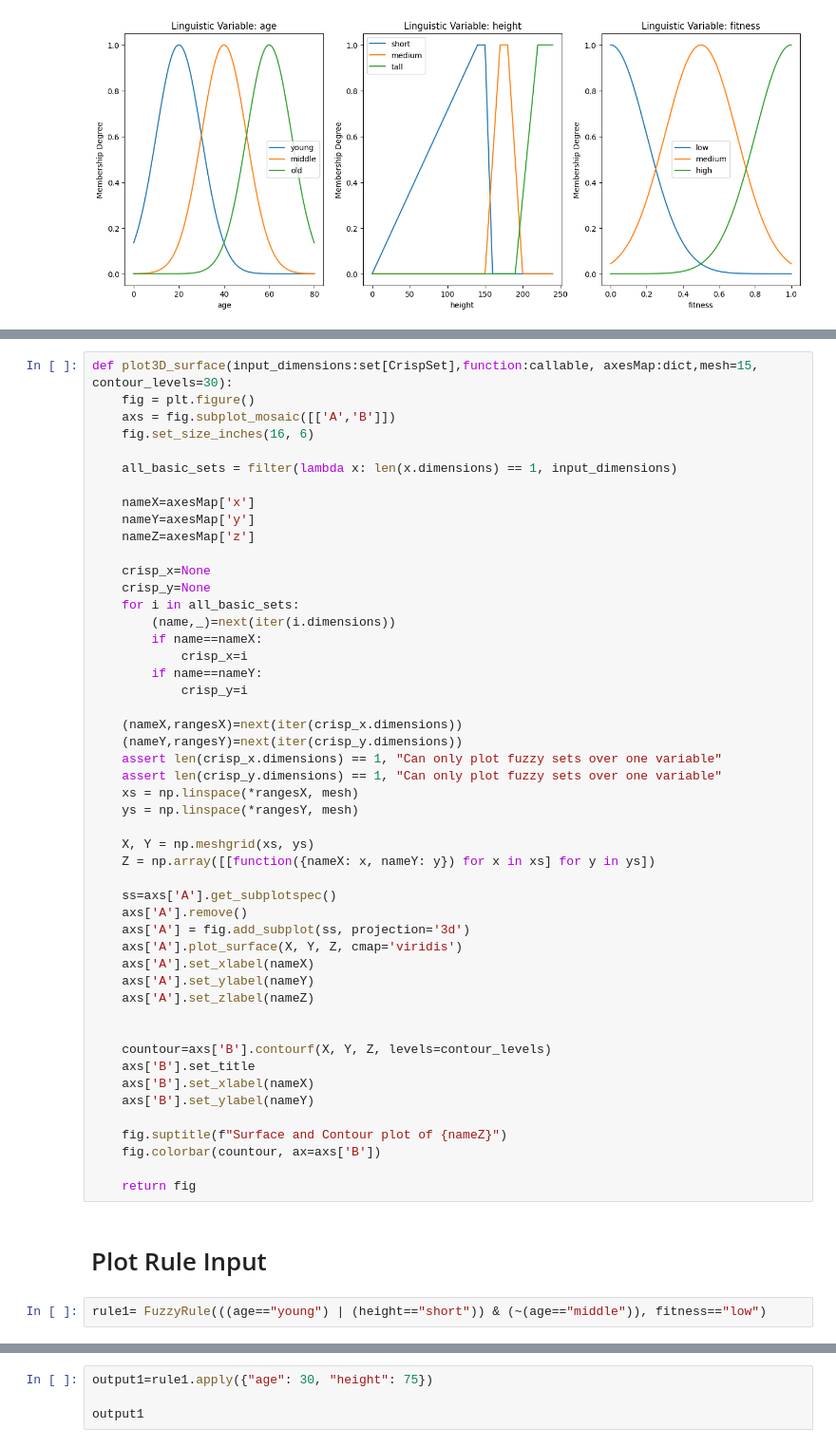
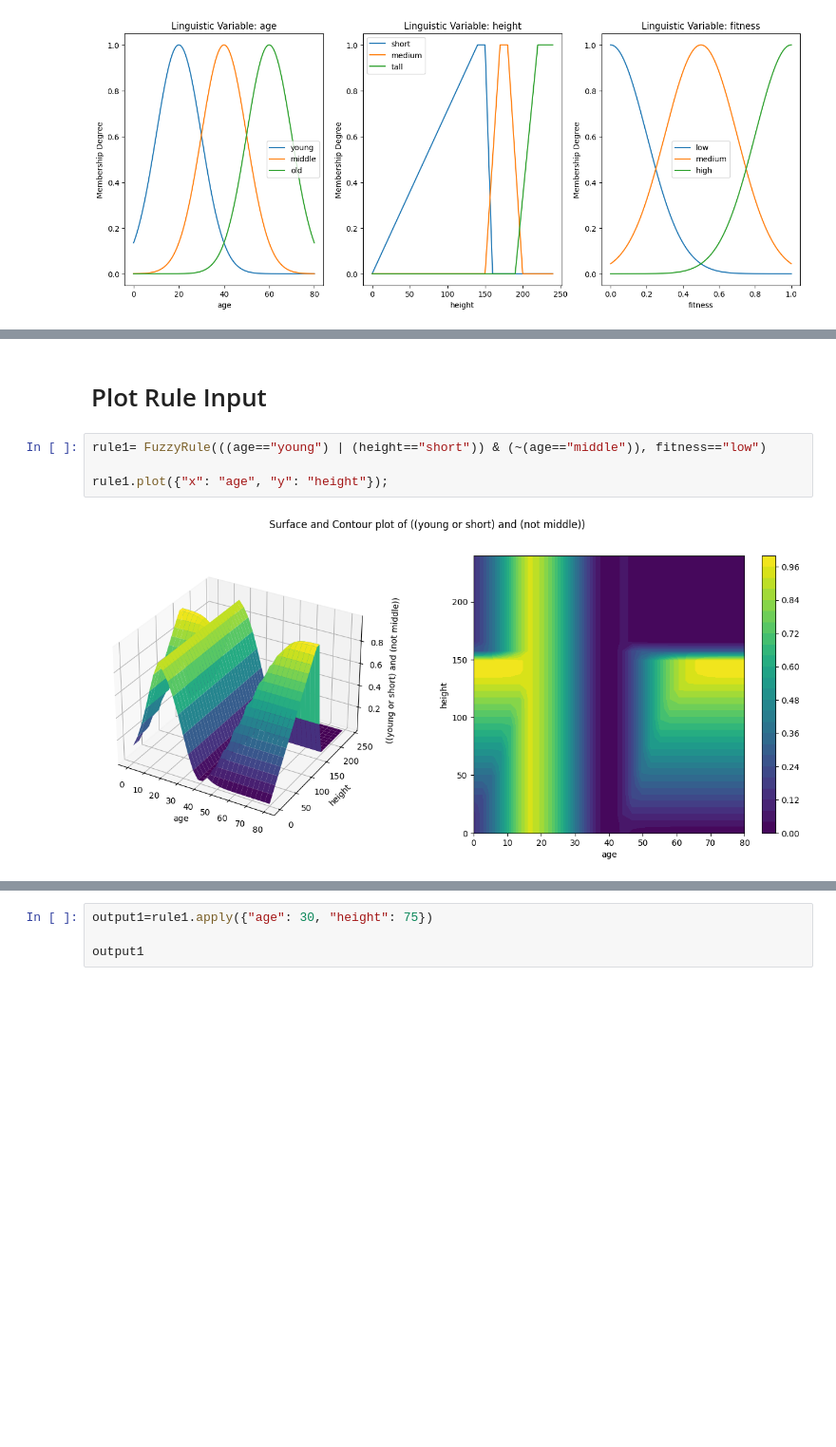
Before and after one commit to ManuelLerchner/AutoPas-FuzzyTuning-Bachelor-Thesis, a Jupyter notebook: notes/1-Testing/fuzzy-test/fuzzy-system-idea.ipynb, the cells around one changed output, grey strips where cells are left out. Shown at 95% size. Cells and saved outputs as stored; diff of their text form; blank space fills up the shorter version.

```diff
--- a/notes/1-Testing/fuzzy-test/fuzzy-system-idea.ipynb
+++ b/notes/1-Testing/fuzzy-test/fuzzy-system-idea.ipynb
@@ -296,55 +360,10 @@ class FuzzyRule:
     def __repr__(self):
         return f"FuzzyRule(IF {self.antecedent} THEN {self.consequent})"
-# %%
-def plot3D_surface(input_dimensions:set[CrispSet],function:callable, axesMap:dict,mesh=15, contour_levels=30):
-    fig = plt.figure()
-    axs = fig.subplot_mosaic([['A','B']])
-    fig.set_size_inches(16, 6)
-
-    all_basic_sets = filter(lambda x: len(x.dimensions) == 1, input_dimensions)
-
-    nameX=axesMap['x']
-    nameY=axesMap['y']
-    nameZ=axesMap['z']
-
-    crisp_x=None
-    crisp_y=None
-    for i in all_basic_sets:
-        (name,_)=next(iter(i.dimensions))
-        if name==nameX:
-            crisp_x=i
-        if name==nameY:
-            crisp_y=i
-
-    (nameX,rangesX)=next(iter(crisp_x.dimensions))
-    (nameY,rangesY)=next(iter(crisp_y.dimensions))
-    assert len(crisp_x.dimensions) == 1, "Can only plot fuzzy sets over one variable"
-    assert len(crisp_y.dimensions) == 1, "Can only plot fuzzy sets over one variable"
-    xs = np.linspace(*rangesX, mesh)
-    ys = np.linspace(*rangesY, mesh)
-
-    X, Y = np.meshgrid(xs, ys)
-    Z = np.array([[function({nameX: x, nameY: y}) for x in xs] for y in ys])
-
-    ss=axs['A'].get_subplotspec()
-    axs['A'].remove()
-    axs['A'] = fig.add_subplot(ss, projection='3d')
-    axs['A'].plot_surface(X, Y, Z, cmap='viridis')
-    axs['A'].set_xlabel(nameX)
-    axs['A'].set_ylabel(nameY)
-    axs['A'].set_zlabel(nameZ)
-
-
-    countour=axs['B'].contourf(X, Y, Z, levels=contour_levels)
-    axs['B'].set_title
-    axs['B'].set_xlabel(nameX)
-    axs['B'].set_ylabel(nameY)
-
-    fig.suptitle(f"Surface and Contour plot of {nameZ}")
-    fig.colorbar(countour, ax=axs['B'])
-
-    return fig
 # %% [markdown]
 # Plot Rule Input
 # %%
 rule1= FuzzyRule(((age=="young") | (height=="short")) & (~(age=="middle")), fitness=="low")
+
+rule1.plot({"x": "age", "y": "height"});
+# %% [output]
+[figure, added]
```
Also changed, not shown: parts of 6 cells of this notebook.
